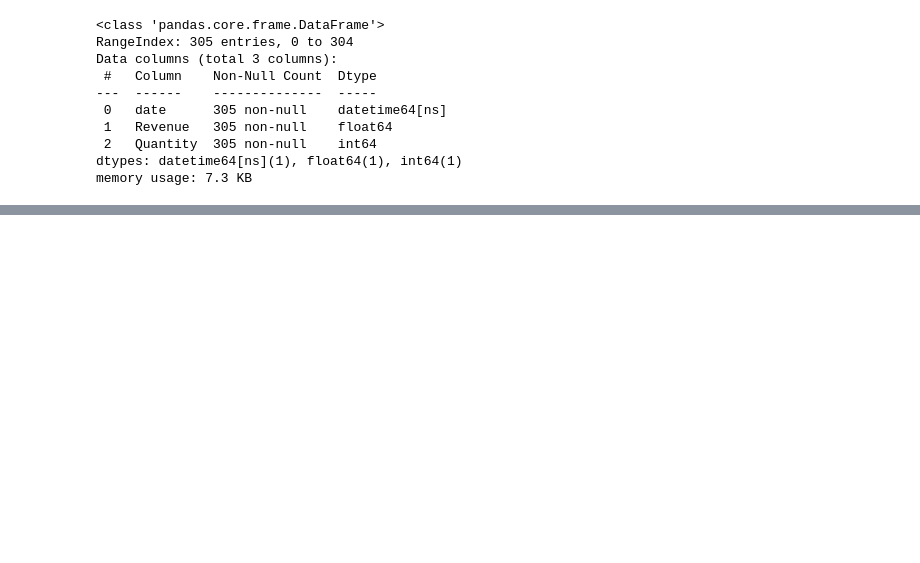
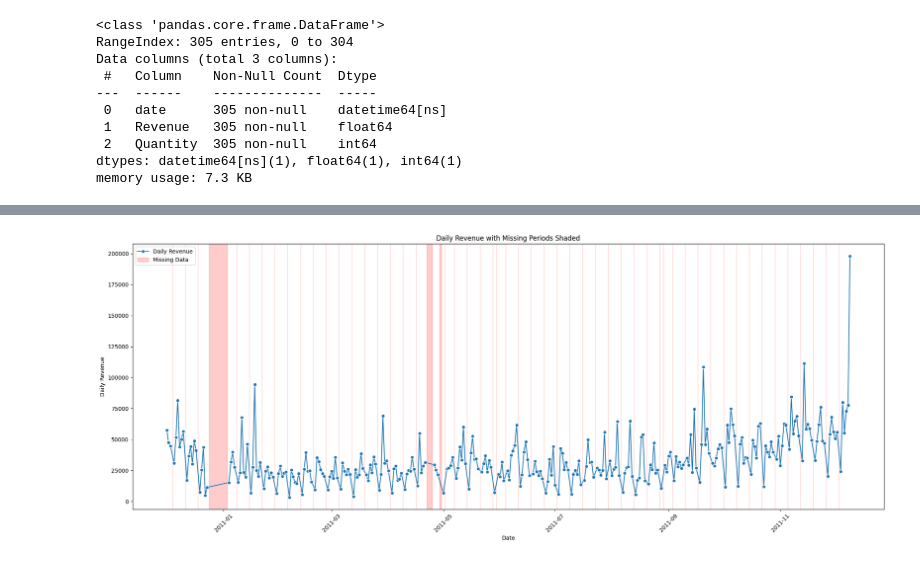
Before and after one commit to mishrasumitranjan/UCI-Online-Retail, a Jupyter notebook: main.ipynb, the cells around one changed output, grey strips where cells are left out. Cells and saved outputs as stored; diff of their text form; code cells hidden in the pictures; blank space fills up the shorter version.

```diff
--- a/main.ipynb
+++ b/main.ipynb
@@ -1076,0 +1169,4 @@ memory usage: 7.3 KB
+# %%
+daywise_revenue_full["is_missing"] = daywise_revenue_full["Revenue"].isna()
+
+daywise_revenue_full[daywise_revenue_full["Revenue"].isna()]
@@ -1076,0 +1187,26 @@ memory usage: 7.3 KB
+# %%
+daywise_revenue_full["gap_start"] = daywise_revenue_full['is_missing'] & ~daywise_revenue_full['is_missing'].shift(1, fill_value=False)
+
+daywise_revenue_full["gap_end"] = daywise_revenue_full['is_missing'] & ~daywise_revenue_full['is_missing'].shift(-1, fill_value=False)
+
+gap_starts = daywise_revenue_full.loc[daywise_revenue_full['gap_start'], 'date']
+gap_ends = daywise_revenue_full.loc[daywise_revenue_full['gap_end'], 'date']
+# %%
+plt.figure(figsize=(20, 8))
+sns.lineplot(data=daywise_revenue_full, x='date', y='Revenue', label='Daily Revenue', marker='o')
+plt.title("Daily Revenue with Missing Periods Shaded")
+plt.ylabel("Daily Revenue")
+plt.xlabel("Date")
+plt.xticks(rotation=45)
+
+for start, end in zip(gap_starts, gap_ends):
+    plt.axvspan(start, end, color='red', alpha=0.2, label='Missing Data')
+
+handles, labels = plt.gca().get_legend_handles_labels()
+unique_labels = dict(zip(labels, handles))
+plt.legend(unique_labels.values(), unique_labels.keys())
+
+plt.tight_layout()
+plt.show()
+# %% [output]
+[figure, added]
```
Also changed, not shown: parts of 42 cells of this notebook.
